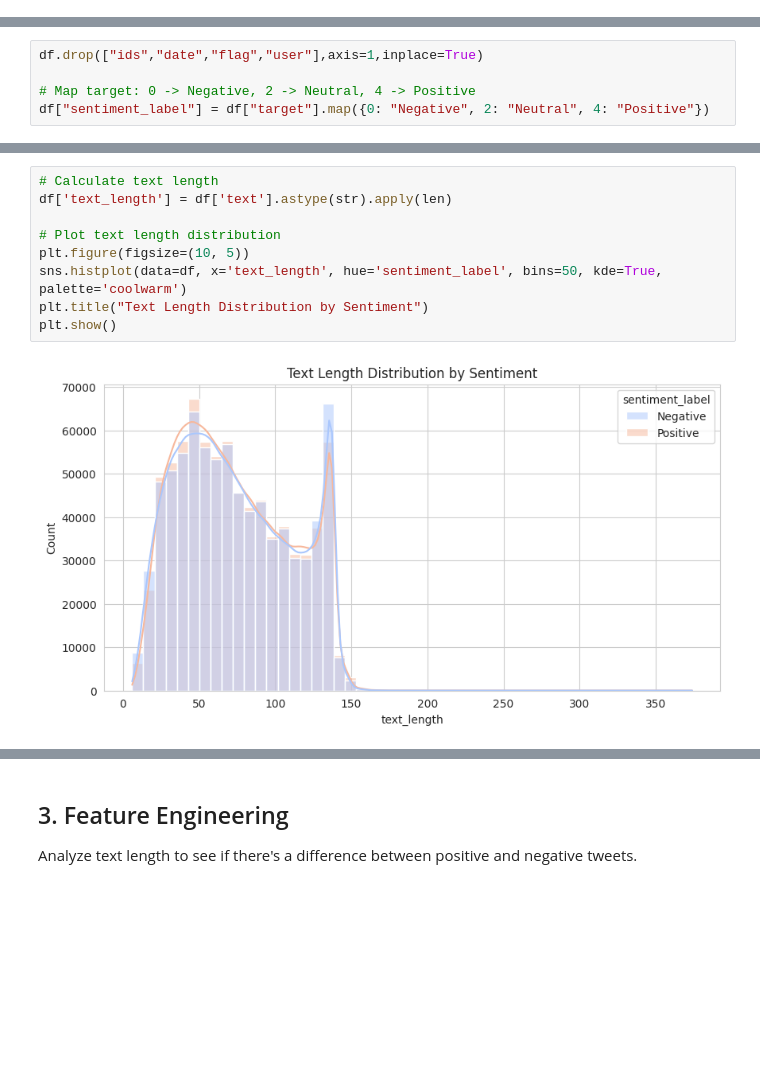
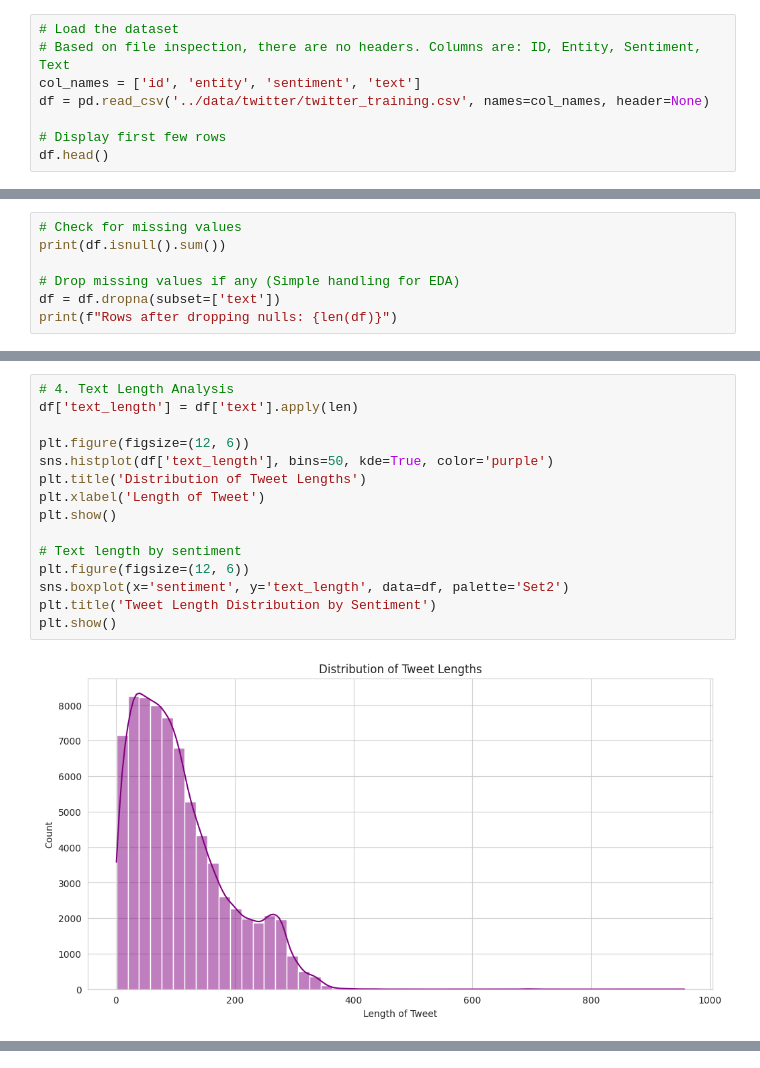
Before and after one commit to regisx001/Real-time-sentiment-prediction-of-data-streams, a Jupyter notebook: notebooks/01-Exploratory-data-analysis.ipynb, the cells around one changed output, grey strips where cells are left out. Drawn from its saved outputs; the diff is of its cells as text; blank space fills up the shorter version.

```diff
--- a/notebooks/01-Exploratory-data-analysis.ipynb
+++ b/notebooks/01-Exploratory-data-analysis.ipynb
@@ -28,0 +17,8 @@ df.head()
+# %%
+# Load the dataset
+# Based on file inspection, there are no headers. Columns are: ID, Entity, Sentiment, Text
+col_names = ['id', 'entity', 'sentiment', 'text']
+df = pd.read_csv('../data/twitter/twitter_training.csv', names=col_names, header=None)
+
+# Display first few rows
+df.head()
@@ -46,5 +46,0 @@ memory usage: 73.2+ MB
-# %%
-df.drop(["ids","date","flag","user"],axis=1,inplace=True)
-
-# Map target: 0 -> Negative, 2 -> Neutral, 4 -> Positive
-df["sentiment_label"] = df["target"].map({0: "Negative", 2: "Neutral", 4: "Positive"})
@@ -53,0 +47,7 @@ Remove unnecessary columns and map target values for better readability.
+# %%
+# Check for missing values
+print(df.isnull().sum())
+
+# Drop missing values if any (Simple handling for EDA)
+df = df.dropna(subset=['text'])
+print(f"Rows after dropping nulls: {len(df)}")
@@ -73,11 +95,17 @@ Name: count, dtype: int64
 # %%
-# Calculate text length
-df['text_length'] = df['text'].astype(str).apply(len)
+# 4. Text Length Analysis
+df['text_length'] = df['text'].apply(len)
 
-# Plot text length distribution
-plt.figure(figsize=(10, 5))
-sns.histplot(data=df, x='text_length', hue='sentiment_label', bins=50, kde=True, palette='coolwarm')
-plt.title("Text Length Distribution by Sentiment")
+plt.figure(figsize=(12, 6))
+sns.histplot(df['text_length'], bins=50, kde=True, color='purple')
+plt.title('Distribution of Tweet Lengths')
+plt.xlabel('Length of Tweet')
 plt.show()
+
+# Text length by sentiment
+plt.figure(figsize=(12, 6))
+sns.boxplot(x='sentiment', y='text_length', data=df, palette='Set2')
+plt.title('Tweet Length Distribution by Sentiment')
+plt.show()
 # %% [output]
-[figure, old version]
+[figure, new version]
@@ -84,3 +112,0 @@ plt.show()
-# %% [markdown]
-## 3. Feature Engineering
-Analyze text length to see if there's a difference between positive and negative tweets.
```
Also changed, not shown: parts of 18 cells of this notebook, 2 other files.
